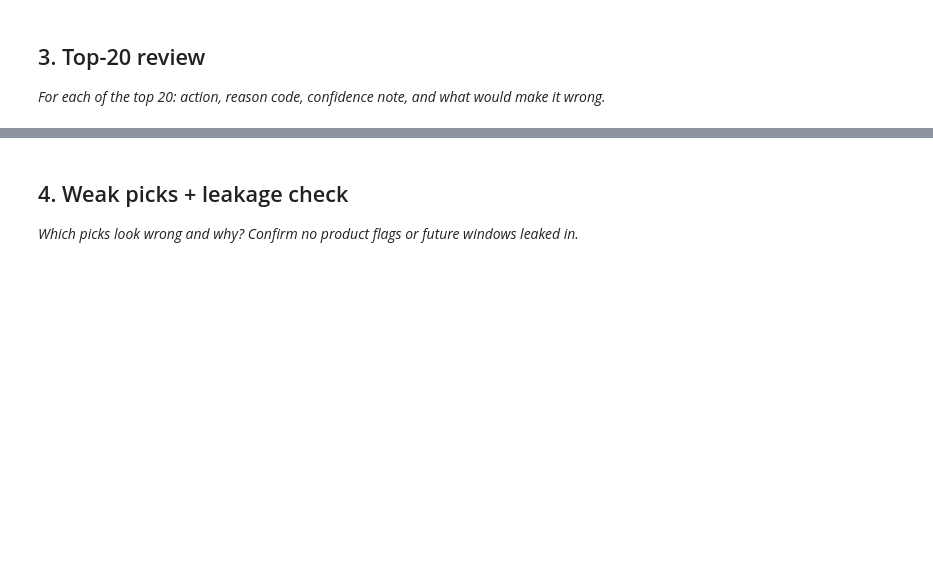
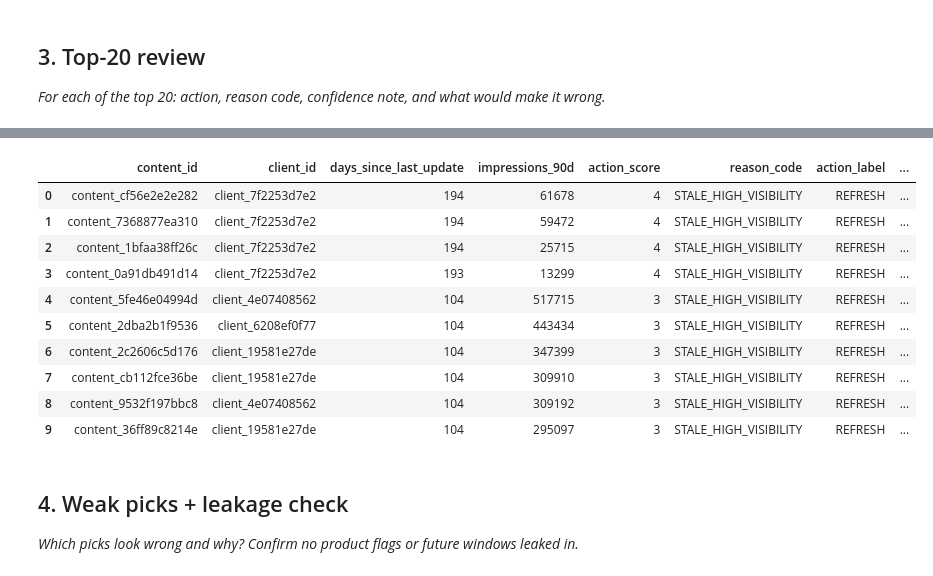
Before and after one commit to Priyaa1904/Flyrank-ML-Internship-Starter, a Jupyter notebook: work/notebooks/w04_baseline_score.ipynb, the cells around one changed output, grey strips where cells are left out. Drawn from its saved outputs; the diff is of its cells as text; code cells hidden in the pictures; blank space fills up the shorter version.

```diff
--- a/work/notebooks/w04_baseline_score.ipynb
+++ b/work/notebooks/w04_baseline_score.ipynb
@@ -30,3 +298,42 @@ This skeleton is yours to fill. Work the sections **in order** — each one has
+# %%
+# Build the top-10 review table
+
+top10 = baseline_queue.head(10).copy()
+
+top10_review = top10[
+    [
+        "content_id",
+        "client_id",
+        "days_since_last_update",
+        "impressions_90d",
+        "action_score",
+        "reason_code",
+        "action_label"
+    ]
+].copy()
+
+top10_review["why_its_here"] = (
+    "High baseline score from staleness and search visibility"
+)
+
+top10_review["what_would_make_it_wrong"] = (
+    "The page may already be performing well, may have an update planned, "
+    "or may not be appropriate for refresh despite the rule signals."
+)
+
+top10_review
+# %% [output]
+|  | content_id | client_id | days_since_last_update | impressions_90d | action_score | reason_code | action_label | ... |
+| 0 | content_cf56e2e2e282 | client_7f2253d7e2 | 194 | 61678 | 4 | STALE_HIGH_VISIBILITY | REFRESH | ... |
+| 1 | content_7368877ea310 | client_7f2253d7e2 | 194 | 59472 | 4 | STALE_HIGH_VISIBILITY | REFRESH | ... |
+| 2 | content_1bfaa38ff26c | client_7f2253d7e2 | 194 | 25715 | 4 | STALE_HIGH_VISIBILITY | REFRESH | ... |
+| 3 | content_0a91db491d14 | client_7f2253d7e2 | 193 | 13299 | 4 | STALE_HIGH_VISIBILITY | REFRESH | ... |
+| 4 | content_5fe46e04994d | client_4e07408562 | 104 | 517715 | 3 | STALE_HIGH_VISIBILITY | REFRESH | ... |
+| 5 | content_2dba2b1f9536 | client_6208ef0f77 | 104 | 443434 | 3 | STALE_HIGH_VISIBILITY | REFRESH | ... |
+| 6 | content_2c2606c5d176 | client_19581e27de | 104 | 347399 | 3 | STALE_HIGH_VISIBILITY | REFRESH | ... |
+| 7 | content_cb112fce36be | client_19581e27de | 104 | 309910 | 3 | STALE_HIGH_VISIBILITY | REFRESH | ... |
+| 8 | content_9532f197bbc8 | client_4e07408562 | 104 | 309192 | 3 | STALE_HIGH_VISIBILITY | REFRESH | ... |
+| 9 | content_36ff89c8214e | client_19581e27de | 104 | 295097 | 3 | STALE_HIGH_VISIBILITY | REFRESH | ... |
 # %% [markdown]
 ## 4. Weak picks + leakage check
 
```
Also changed, not shown: parts of 16 cells of this notebook.
